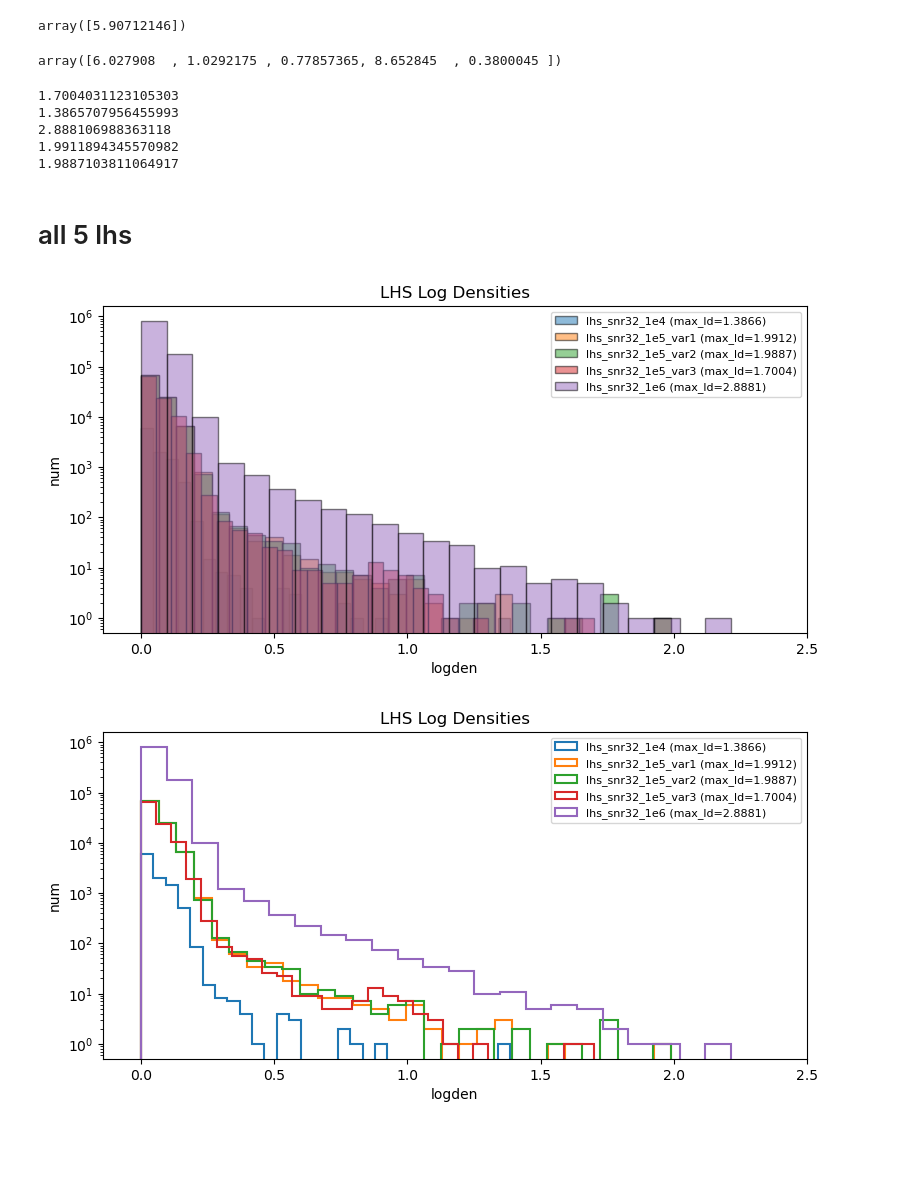
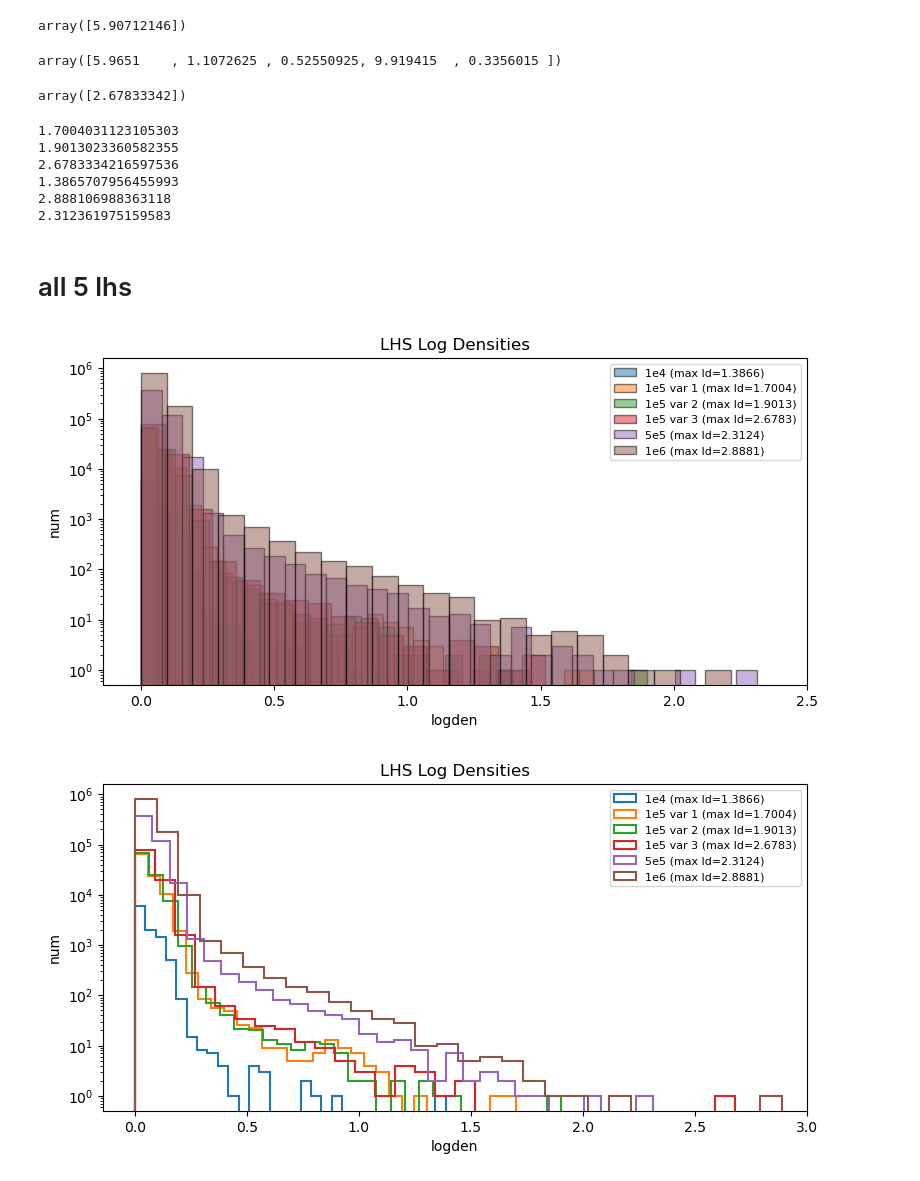
Before and after one commit to verasha/emri_search, a Jupyter notebook: work/search/study/parisinit_lhs.ipynb, the cells around one changed output. Drawn from its saved outputs; the diff is of its cells as text; code cells hidden in the pictures; blank space fills up the shorter version.

```diff
--- a/work/search/study/parisinit_lhs.ipynb
+++ b/work/search/study/parisinit_lhs.ipynb
@@ -231,6 +231,14 @@ array([5.90712146])
 with open('/scratch/e1498138/lhs/lhs_snr32_1e5.pkl', 'rb') as f:
     _phys_pts_1e5, _logden_1e5 = pickle.load(f)
 lhs_1e5 = _phys_pts_1e5[np.argmax(_logden_1e5)]
+
+with open('/scratch/e1498138/lhs/lhs_snr32_1e5_2.pkl', 'rb') as f:
+    _phys_pts_1e5_2, _logden_1e5_2 = pickle.load(f)
+lhs_1e5_2 = _phys_pts_1e5_2[np.argmax(_logden_1e5_2)]
+
+with open('/scratch/e1498138/lhs/lhs_snr32_1e5_3.pkl', 'rb') as f:
+    _phys_pts_1e5_3, _logden_1e5_3 = pickle.load(f)
+lhs_1e5_3 = _phys_pts_1e5_3[np.argmax(_logden_1e5_3)]
 
 with open('/scratch/e1498138/lhs/lhs_snr32_1e4.pkl', 'rb') as f:
     _phys_pts_1e4, _logden_1e4 = pickle.load(f)
@@ -241,20 +249,26 @@ with open('/scratch/e1498138/lhs/lhs_snr32_1e6.pkl', 'rb') as f:
     _phys_pts_1e6, _logden_1e6 = pickle.load(f)
 lhs_1e6 = _phys_pts_1e6[np.argmax(_logden_1e6)]
 
-with open('/nfs/home/svu/e1498138/localgit/FEWNEW/work/search/study/parisinit_1e5_lhs_1.pkl', 'rb') as f:
-    _phys_pts_1e5_1, _logden_1e5_1 = pickle.load(f)
-lhs_1e5_1 = _phys_pts_1e5_1[np.argmax(_logden_1e5_1)]
-
-with open('/nfs/home/svu/e1498138/localgit/FEWNEW/work/search/study/parisinit_1e5_lhs_2.pkl', 'rb') as f:
-    _phys_pts_1e5_2, _logden_1e5_2 = pickle.load(f)
-lhs_1e5_2 = _phys_pts_1e5_2[np.argmax(_logden_1e5_2)]
+with open('/scratch/e1498138/lhs/lhs_snr32_checkpoints/lhs_snr32_final.pkl', 'rb') as f:
+    _phys_pts_5e5, _logden_5e5 = pickle.load(f)
+lhs_5e5 = _phys_pts_5e5[np.argmax(_logden_5e5)]
+# %%
+lhs_1e5_3
+# %% [output]
+array([5.9651    , 1.1072625 , 0.52550925, 9.919415  , 0.3356015 ])
 # %%
-lhs_1e5
+log_density(lhs_1e5_3.reshape(1,-1))
 # %% [output]
-array([6.027908  , 1.0292175 , 0.77857365, 8.652845  , 0.3800045 ])
+array([2.67833342])
 # %%
 lhs_maxld_1e5 = np.max(_logden_1e5)
 print(lhs_maxld_1e5)
+
+lhs_maxld_1e5_2 = np.max(_logden_1e5_2)
+print(lhs_maxld_1e5_2)
+
+lhs_maxld_1e5_3 = np.max(_logden_1e5_3)
+print(lhs_maxld_1e5_3)
 
 lhs_maxld_1e4 = np.max(_logden_1e4)
 print(lhs_maxld_1e4)
@@ -262,65 +276,64 @@ print(lhs_maxld_1e4)
 lhs_maxld_1e6 = np.max(_logden_1e6)
 print(lhs_maxld_1e6)
 
-lhs_maxld_1e5_1 = np.max(_logden_1e5_1)
-print(lhs_maxld_1e5_1)
-
-lhs_maxld_1e5_2 = np.max(_logden_1e5_2)
-print(lhs_maxld_1e5_2)
+lhs_maxld_5e5 = np.max(_logden_5e5)
+print(lhs_maxld_5e5)
 # %% [output]
 1.7004031123105303
+1.9013023360582355
+2.6783334216597536
 1.3865707956455993
 2.888106988363118
-1.9911894345570982
-1.9887103811064917
+2.312361975159583
 # %% [markdown]
 # all 5 lhs
 # %%
 # bins = [0, 0.25, 0.50, 0.75, 1.00, 1.25, 1.50, 1.75, 2.00,
 #         2.25, 2.50, 2.75, 3.00, 3.25, 3.50, 3.75, 4.00,
 #         4.25, 4.50, 4.75, 5.00]
 
 datasets = {}
 
-datasets['lhs_snr32_1e4'] = _logden_1e4
-datasets['lhs_snr32_1e5_var1'] = _logden_1e5_1
-datasets['lhs_snr32_1e5_var2'] = _logden_1e5_2
-datasets['lhs_snr32_1e5_var3'] = _logden_1e5
-datasets['lhs_snr32_1e6'] = _logden_1e6
+datasets['1e4'] = _logden_1e4
+datasets['1e5 var 1'] = _logden_1e5
+datasets['1e5 var 2'] = _logden_1e5_2
+datasets['1e5 var 3'] = _logden_1e5_3
+datasets['5e5'] = _logden_5e5
+datasets['1e6'] = _logden_1e6
 
 fig, ax = plt.subplots(figsize=(8, 4))
 
 for name, ld in datasets.items():
-    ax.hist(ld, bins=30, edgecolor='black', alpha=0.5, label=f'{name} (max_ld={ld.max():.4f})')
+    ax.hist(ld, bins=30, edgecolor='black', alpha=0.5, label=f'{name} (max ld={ld.max():.4f})')
 
 ax.set_yscale('log')
 ax.set_xlabel('logden')
 ax.set_ylabel('num')
 ax.legend(fontsize=8)
 plt.xlim(None,2.5)
 plt.tight_layout()
 plt.title('LHS Log Densities')
 # plt.savefig('logden_histograms.png', dpi=150)
 plt.show()
 # %% [output]
-[figure, old version]
+[figure, new version]
 # %%
 fig, ax = plt.subplots(figsize=(8, 4))
 
 for name, ld in datasets.items():
     ax.hist(ld, bins=30, histtype='step', linewidth=1.5,
-            label=f'{name} (max_ld={ld.max():.4f})')
+            label=f'{name} (max ld={ld.max():.4f})')
 
 ax.set_yscale('log')
 ax.set_xlabel('logden')
 ax.set_ylabel('num')
 ax.legend(fontsize=8)
-plt.xlim(None, 2.5)
+plt.xlim(None, 3)
 plt.tight_layout()
 plt.title('LHS Log Densities')
 plt.show()
 # %% [output]
-[figure, old version]
+[figure, new version]
 # %%
 ranges = [
     (5.6, 6.4),
```
Also changed, not shown: parts of 1 cell of this notebook, 48 other files.
